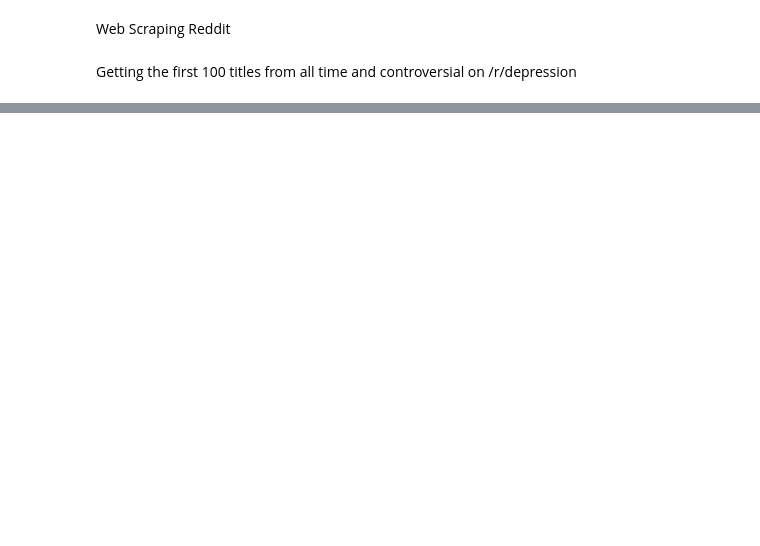
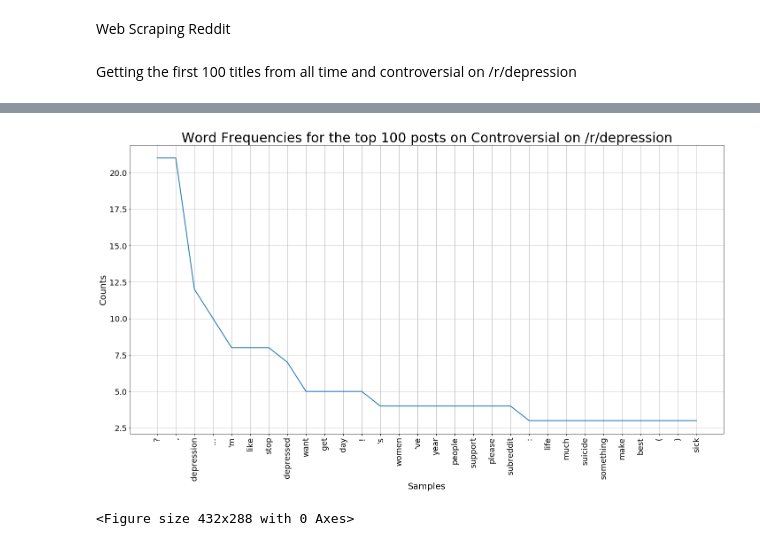
Before and after one commit to andy-alba/Analyzing-Mental-Health-in-America, a Jupyter notebook: AndyG_Analysis.ipynb, the cells around one changed output, grey strips where cells are left out. Saved outputs shown, nothing was run; the diff lists cells and outputs as text; code cells hidden in the pictures; blank space fills up the shorter version.

```diff
--- a/AndyG_Analysis.ipynb
+++ b/AndyG_Analysis.ipynb
@@ -202,2 +203,16 @@ plt.show()
+# %%
+plt.figure(figsize = (24, 12))
+fdist_controversial = FreqDist(filtered_controversial)
+fdist_controversial.most_common(2)
+plt.title('Word Frequencies for the top 100 posts on Controversial on /r/depression', fontsize = 30)
+plt.xticks(size = 18)
+plt.xlabel('xlabel', size = 20)
+plt.yticks(size = 18)
+plt.ylabel('ylabel', size = 20)
+fig = fdist_controversial.plot(30,cumulative=False)
+plt.savefig('WordFrequencyControversial.png')
+# %% [output]
+[figure, added]
+<Figure size 432x288 with 0 Axes>
 # %% [markdown]
 Moving Forward
```
Also changed, not shown: parts of 3 cells of this notebook, 1 other file.
